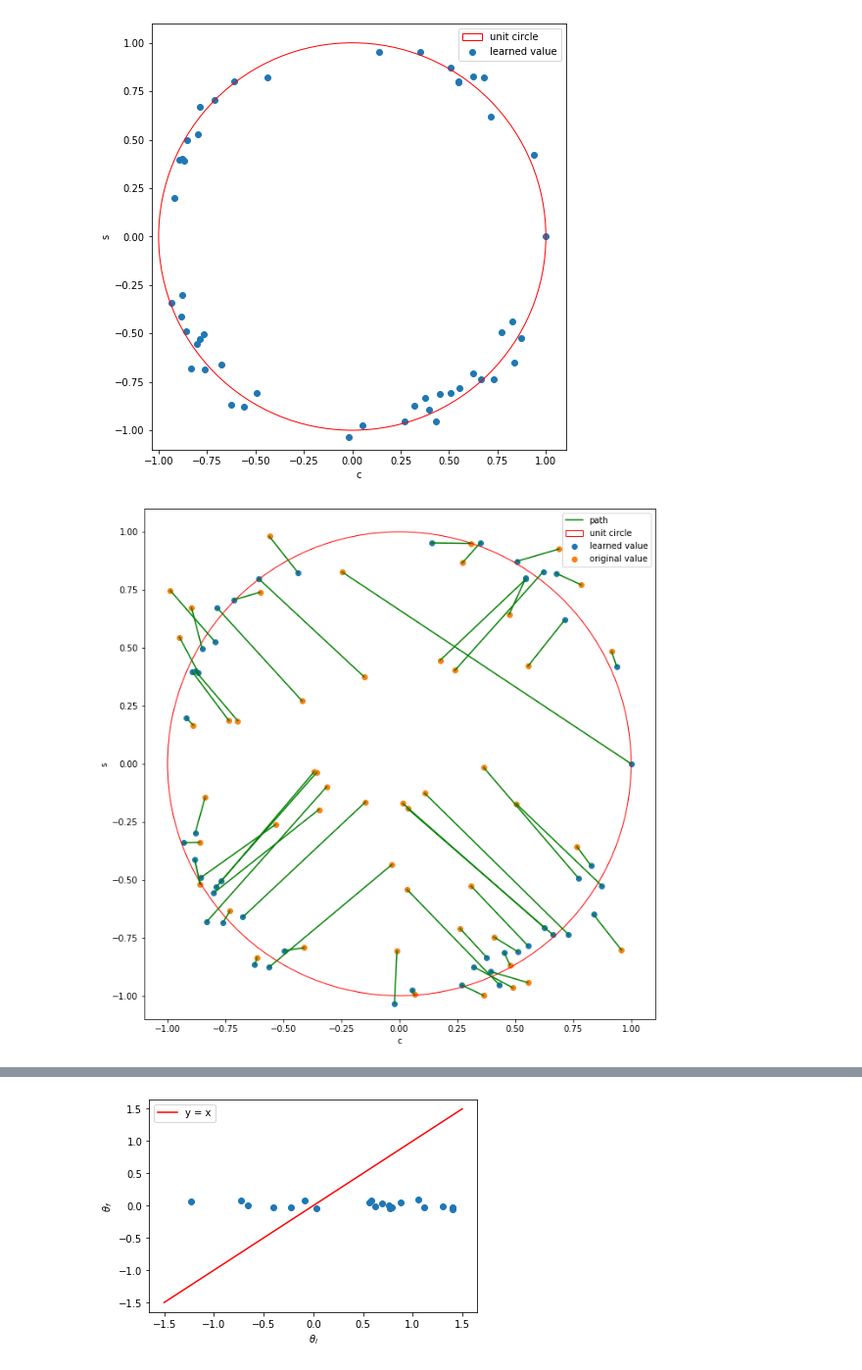
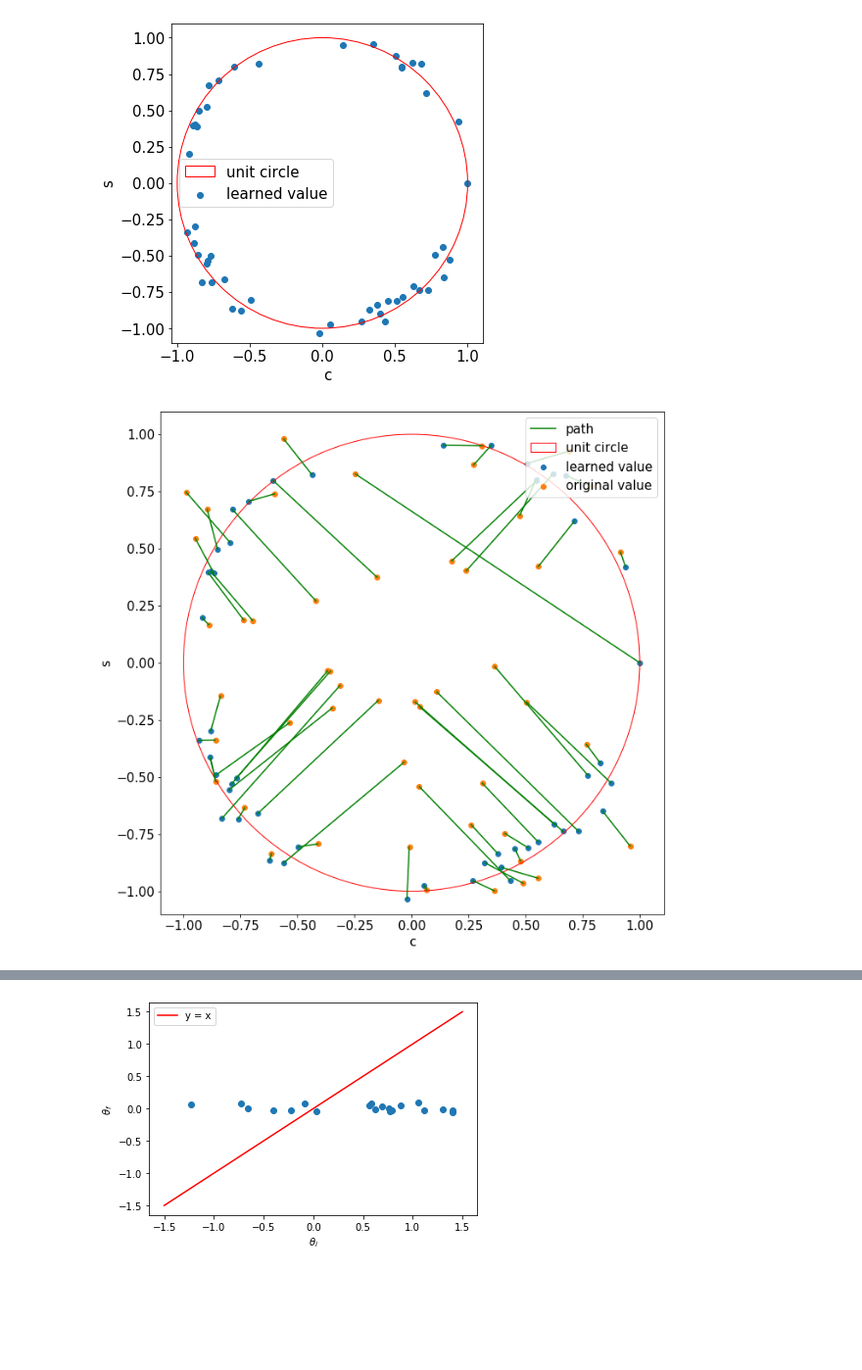
Before and after one commit to krishdesai7/SymmetryDiscovery, a Jupyter notebook: SymmetryGAN/O(2)stats.ipynb, the cells around one changed output, grey strips where cells are left out. Shown at 98% size. Cells and saved outputs as stored; diff of their text form; code cells hidden in the pictures; blank space fills up the shorter version.

```diff
--- a/SymmetryGAN/O(2)stats.ipynb
+++ b/SymmetryGAN/O(2)stats.ipynb
@@ -8,24 +8,28 @@ s_i =  np.array([-0.5189321, 0.866029, 0.6445513, -0.5423987, -0.035024643, -0.4
 c_f =  np.array([-0.88252014, 0.35007945, 0.5459049, 0.43158123, -0.7894348, -0.561888, 0.83753264, -0.918048, 0.7131664, 0.054187346, 0.9377555, 0.621933, 0.7300218, -0.785252, -0.7132201, 0.5466395, -0.8663817, -0.76691395, -0.88068783, -0.7602239, 0.625715, 0.6775992, 0.5063598, 1, -0.6749553, 0.82762975, -0.7956622, -0.8320456, -0.8506107, 0.87311816, -0.9318996, 0.32081345, 0.45263708, -0.6231892, 0.2690808, 0.6634984, -0.02042073, -0.495866, -0.43685675, 0.7723736, -0.8797252, -0.8000153, -0.6075473, 0.5544267, -0.89215726, -0.8566057, 0.1399101, 0.51033974, 0.39448696, 0.37740204])
 s_f =  np.array([-0.4140745, 0.9531465, 0.8011691, -0.952928, -0.53181624, -0.87729985, -0.64955455, 0.19712651, 0.61955106, -0.9741407, 0.41970333, 0.8287745, -0.7363562, 0.67145777, 0.70672554, 0.7964559, 0.39215437, -0.50300014, -0.29952294, -0.6839135, -0.70687795, 0.8205129, 0.8724242, 0, -0.66082615, -0.43984264, 0.5267547, -0.6823973, 0.49745265, -0.5252861, -0.34067068, -0.8751214, -0.8138984, -0.8661947, -0.9542631, -0.73808974, -1.0334401, -0.80570203, 0.8236893, -0.49234164, 0.40005848, -0.5564053, 0.798653, -0.7840401, 0.3956972, -0.49092066, 0.95210207, -0.8096298, -0.89591753, -0.8349926])
 # %%
-fig, ax = plt.subplots(figsize=(8,8))
+plt.rc('font', size=15)
+
+fig, ax = plt.subplots(figsize=(6,6))
 plt.scatter(c_f, s_f, label = "learned value")
 #plt.scatter(c_i, s_i, label = "original value")
 circ = plt.Circle((0, 0), radius=1, edgecolor='r', facecolor='None', label = "unit circle")
 ax.add_patch(circ)
 ax.set_aspect('equal')
 ax.set_xlabel('c')
 ax.set_ylabel('s')
 ax.set_ylim(-1.1, 1.1)
 x1, y1 = c_f, s_f
 x2, y2 = c_i, s_i
 #for i in range(50):
 #    plt.plot([x1[i],x2[i]], [y1[i],y2[i]], 'g')
 ax.legend()
-plt.savefig("SO2symmNumeric_initial2final.pdf")
+plt.savefig("SO2symmNumeric.pdf" ,  bbox_inches='tight')
 # %% [output]
-[figure, old version]
+[figure, new version]
 # %%
+plt.rc('font', size=15)
+
 fig, ax = plt.subplots(figsize=(11, 11))
 plt.scatter(c_f, s_f, label = "learned value")
 plt.scatter(c_i, s_i, label = "original value")
@@ -41,9 +45,9 @@ for i in range(50):
     plt.plot([x1[i],x2[i]], [y1[i],y2[i]], 'g')
 plt.plot([x1[0],x2[0]], [y1[0],y2[0]], 'g', label = "path")
 ax.legend(loc="upper right")
-plt.savefig("SO2symmNumeric_initial2final.pdf")
+plt.savefig("SO2symmNumeric_initial2final.pdf", bbox_inches='tight')
 # %% [output]
-[figure, old version]
+[figure, new version]
 # %%
 M = 20
 fig, ax = plt.subplots(figsize=(6,6))
```
Also changed, not shown: parts of 4 cells of this notebook, 27 other files.
